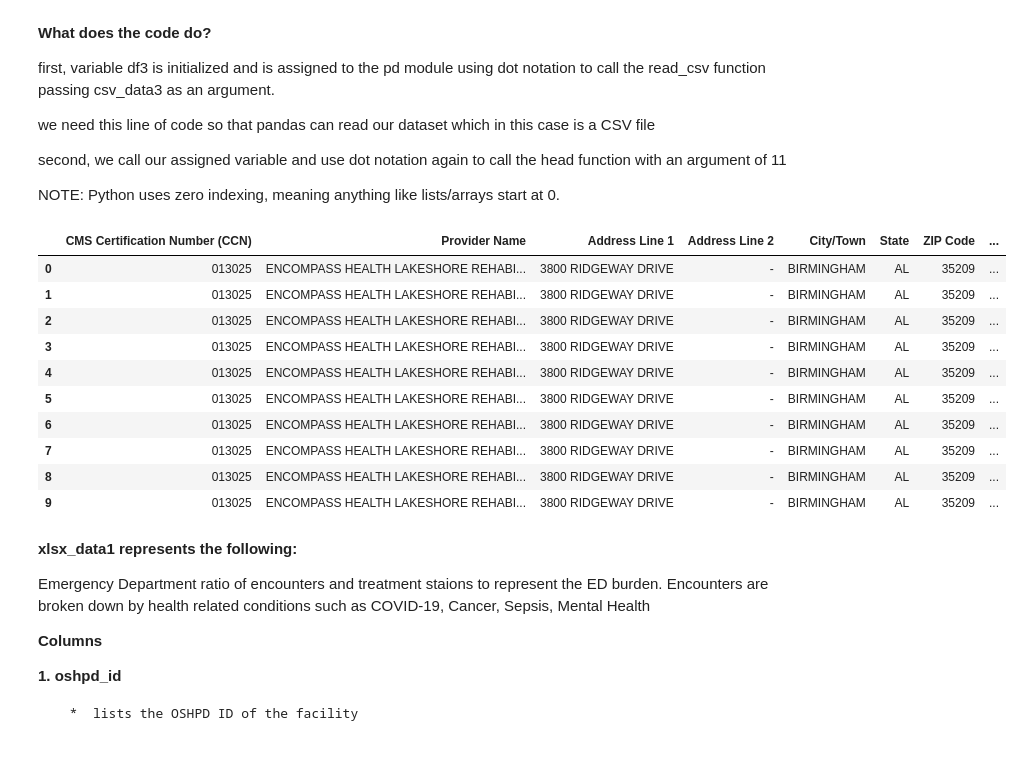
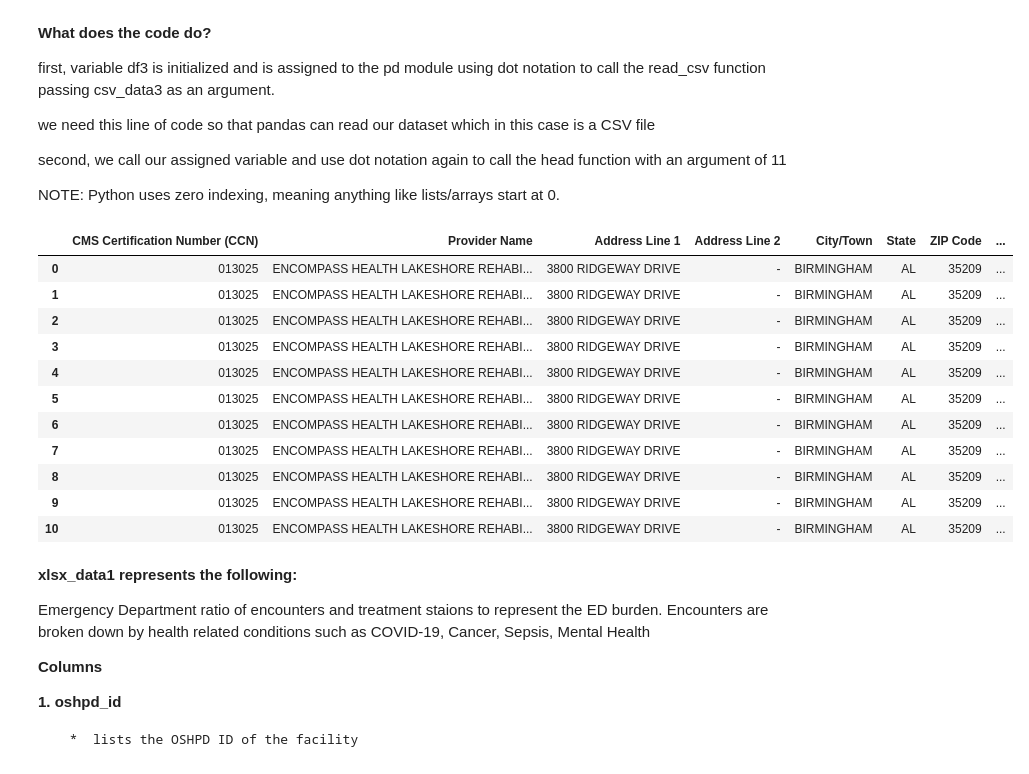
Before and after one commit to Yaghs/datasci_1_loading, a Jupyter notebook: HHA_507_HW1.ipynb, the cells around one changed output. Cells and saved outputs as stored; diff of their text form; code cells hidden in the pictures.

```diff
--- a/HHA_507_HW1.ipynb
+++ b/HHA_507_HW1.ipynb
@@ -12,9 +12,9 @@ import json
 # %% [markdown]
 **THE CELL BELOW IS ASSIGINING THE CSV FILES FROM THEIR RELATIVE PATHS TO THE FOLLOWING VARIABLES csv_data1, csv_data2, csv_data3**
 # %%
-csv_data1 = '/content/Data/CSV_files/Inpatient_Rehabilitation_Facility-General_Information_Jun2026_b.csv'
-csv_data2 = '/content/Data/CSV_files/Inpatient_Rehabilitation_Facility-National_Data_Jun2026_b.csv'
-csv_data3 = '/content/Data/CSV_files/Inpatient_Rehabilitation_Facility-Provider_Data_Jun2026_b.csv'
+csv_data1 = '/content/Data/Inpatient_Rehabilitation_Facility-General_Information_Jun2026_b.csv'
+csv_data2 = '/content/Data/Inpatient_Rehabilitation_Facility-National_Data_Jun2026_b.csv'
+csv_data3 = '/content/Data/Inpatient_Rehabilitation_Facility-Provider_Data_Jun2026_b.csv'
 # %% [markdown]
 **THE CELL BELOW IS ASSIGNING THE XLSX FILES TO FROM THEIR RELATIVE PATHS TO THE FOLLOWING VARIABLES: xlsx_data1, xlsx_data2, xlsx_data3**
 # %%
@@ -247,19 +247,20 @@ second, we call our assigned variable and use dot notation again to call the hea
 NOTE: Python uses zero indexing, meaning anything like lists/arrays start at 0.
 # %%
 df3 = pd.read_csv(csv_data3)
-df3.head(10)
+df3.head(11)
 # %% [output]
 |  | CMS Certification Number (CCN) | Provider Name | Address Line 1 | Address Line 2 | City/Town | State | ZIP Code | ... |
 | 0 | 013025 | ENCOMPASS HEALTH LAKESHORE REHABI... | 3800 RIDGEWAY DRIVE | - | BIRMINGHAM | AL | 35209 | ... |
 | 1 | 013025 | ENCOMPASS HEALTH LAKESHORE REHABI... | 3800 RIDGEWAY DRIVE | - | BIRMINGHAM | AL | 35209 | ... |
 | 2 | 013025 | ENCOMPASS HEALTH LAKESHORE REHABI... | 3800 RIDGEWAY DRIVE | - | BIRMINGHAM | AL | 35209 | ... |
 | 3 | 013025 | ENCOMPASS HEALTH LAKESHORE REHABI... | 3800 RIDGEWAY DRIVE | - | BIRMINGHAM | AL | 35209 | ... |
 | 4 | 013025 | ENCOMPASS HEALTH LAKESHORE REHABI... | 3800 RIDGEWAY DRIVE | - | BIRMINGHAM | AL | 35209 | ... |
 | 5 | 013025 | ENCOMPASS HEALTH LAKESHORE REHABI... | 3800 RIDGEWAY DRIVE | - | BIRMINGHAM | AL | 35209 | ... |
 | 6 | 013025 | ENCOMPASS HEALTH LAKESHORE REHABI... | 3800 RIDGEWAY DRIVE | - | BIRMINGHAM | AL | 35209 | ... |
 | 7 | 013025 | ENCOMPASS HEALTH LAKESHORE REHABI... | 3800 RIDGEWAY DRIVE | - | BIRMINGHAM | AL | 35209 | ... |
 | 8 | 013025 | ENCOMPASS HEALTH LAKESHORE REHABI... | 3800 RIDGEWAY DRIVE | - | BIRMINGHAM | AL | 35209 | ... |
 | 9 | 013025 | ENCOMPASS HEALTH LAKESHORE REHABI... | 3800 RIDGEWAY DRIVE | - | BIRMINGHAM | AL | 35209 | ... |
+| 10 | 013025 | ENCOMPASS HEALTH LAKESHORE REHABI... | 3800 RIDGEWAY DRIVE | - | BIRMINGHAM | AL | 35209 | ... |
 # %% [markdown]
 **xlsx_data1 represents the following:**
 
```
Also changed, not shown: parts of 11 cells of this notebook.
